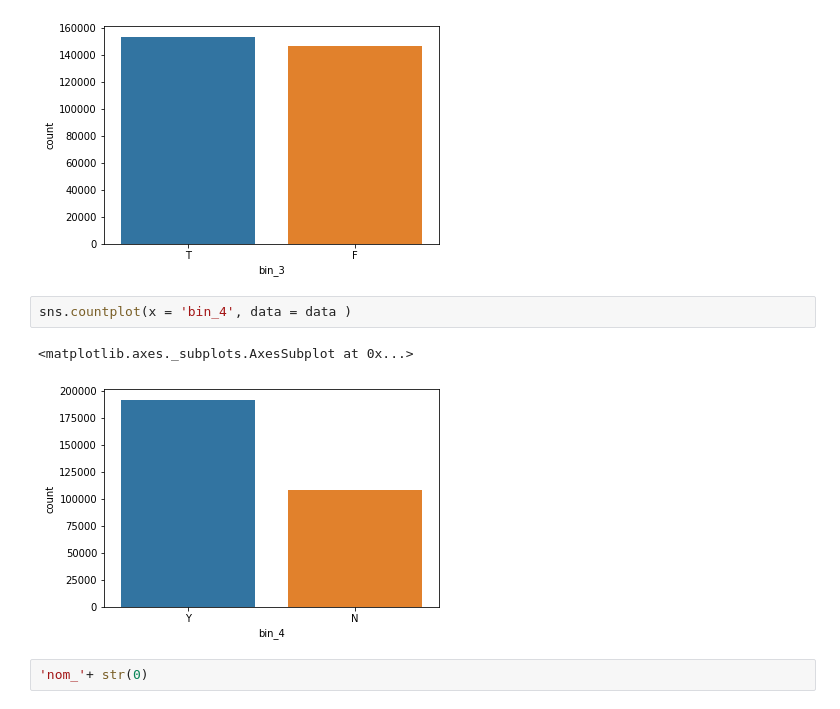
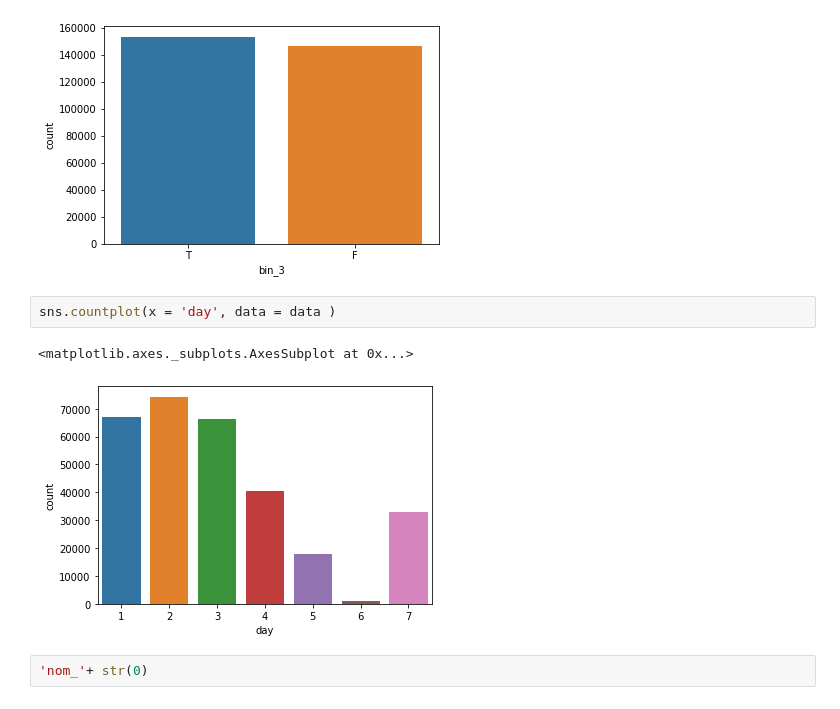
Before and after one commit to Younes-Charfaoui/ML-Projects, a Jupyter notebook: ca_in_data/Cat in Data.ipynb, the cells around one changed output. Cells and saved outputs as stored; diff of their text form.

```diff
--- a/ca_in_data/Cat in Data.ipynb
+++ b/ca_in_data/Cat in Data.ipynb
@@ -92,10 +93,10 @@ sns.countplot(x = 'bin_3', data = data )
 <matplotlib.axes._subplots.AxesSubplot at 0x...>
 [figure]
 # %%
-sns.countplot(x = 'bin_4', data = data )
+sns.countplot(x = 'day', data = data )
 # %% [output]
 <matplotlib.axes._subplots.AxesSubplot at 0x...>
-[figure, old version]
+[figure, new version]
 # %%
 'nom_'+ str(0)
 # %% [output]
```
Also changed, not shown: parts of 20 cells of this notebook.
